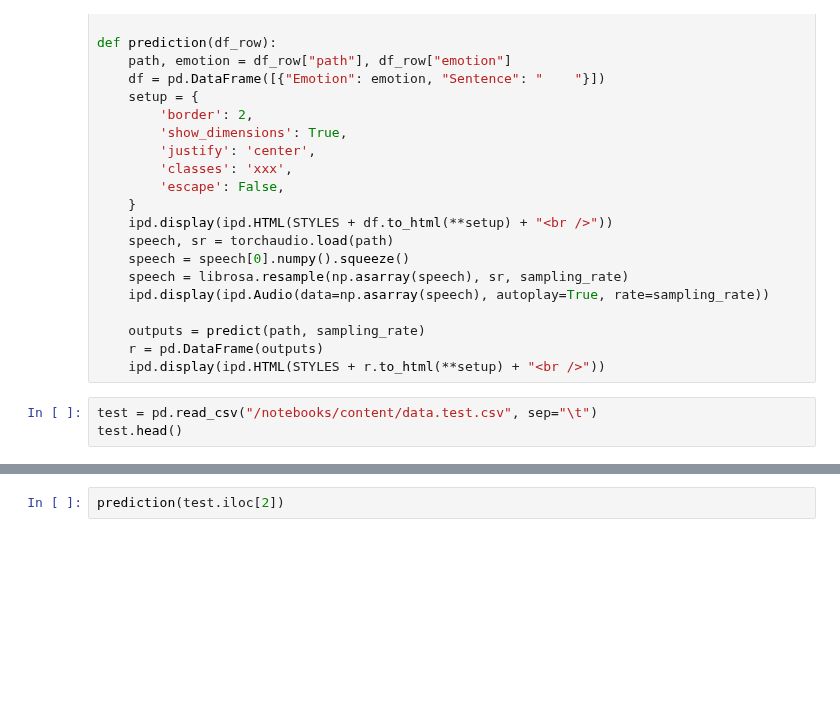
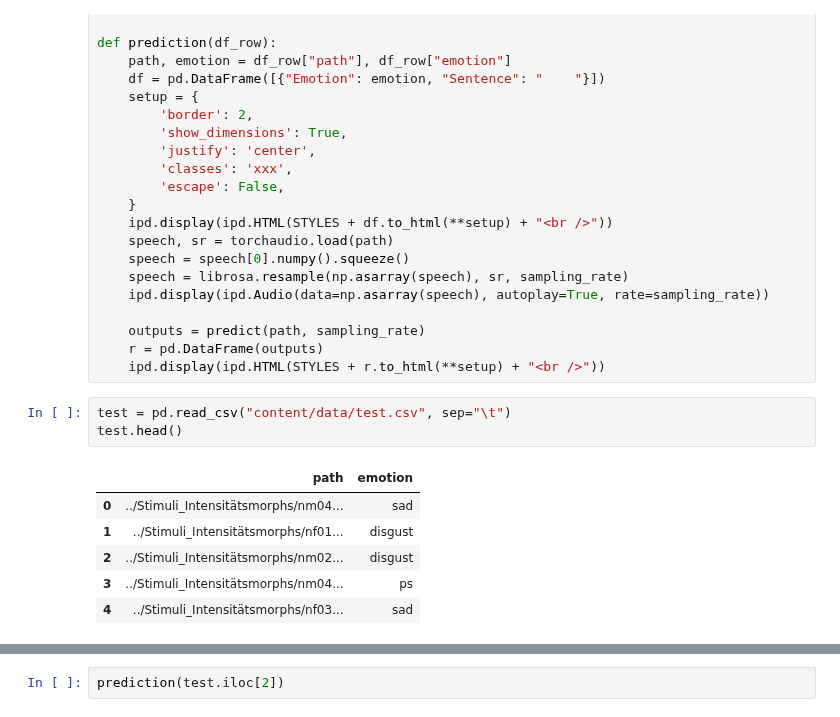
Before and after one commit to BlackFox1197/masterarbeit_programming, a Jupyter notebook: notebooks/Emotion_recognition_in_Greek_speech_using_Wav2Vec2.ipynb, the cells around one changed output, grey strips where cells are left out. Saved outputs shown, nothing was run; the diff lists cells and outputs as text; blank space fills up the shorter version.

```diff
--- a/notebooks/Emotion_recognition_in_Greek_speech_using_Wav2Vec2.ipynb
+++ b/notebooks/Emotion_recognition_in_Greek_speech_using_Wav2Vec2.ipynb
@@ -738,7 +719,14 @@ def prediction(df_row):
     r = pd.DataFrame(outputs)
     ipd.display(ipd.HTML(STYLES + r.to_html(**setup) + "<br />"))
 # %%
-test = pd.read_csv("/notebooks/content/data.test.csv", sep="\t")
+test = pd.read_csv("content/data/test.csv", sep="\t")
 test.head()
+# %% [output]
+|  | path | emotion |
+| 0 | ../Stimuli_Intensitätsmorphs/nm04... | sad |
+| 1 | ../Stimuli_Intensitätsmorphs/nf01... | disgust |
+| 2 | ../Stimuli_Intensitätsmorphs/nm02... | disgust |
+| 3 | ../Stimuli_Intensitätsmorphs/nm04... | ps |
+| 4 | ../Stimuli_Intensitätsmorphs/nf03... | sad |
 # %%
 prediction(test.iloc[0])
```
Also changed, not shown: parts of 49 cells of this notebook, 7 other files.
